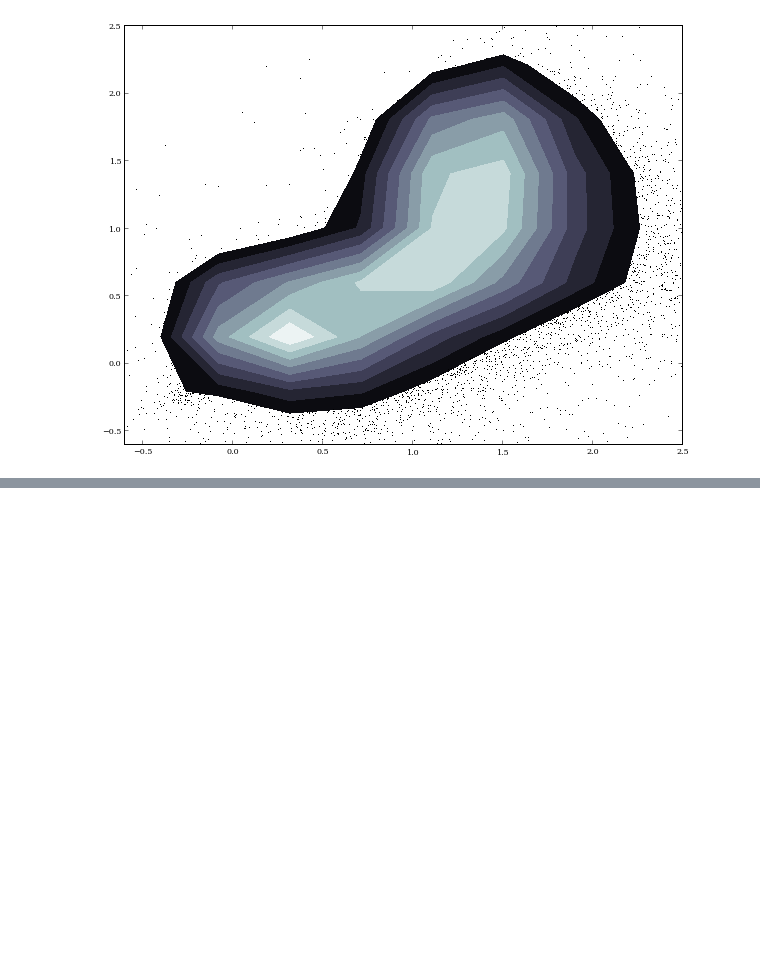
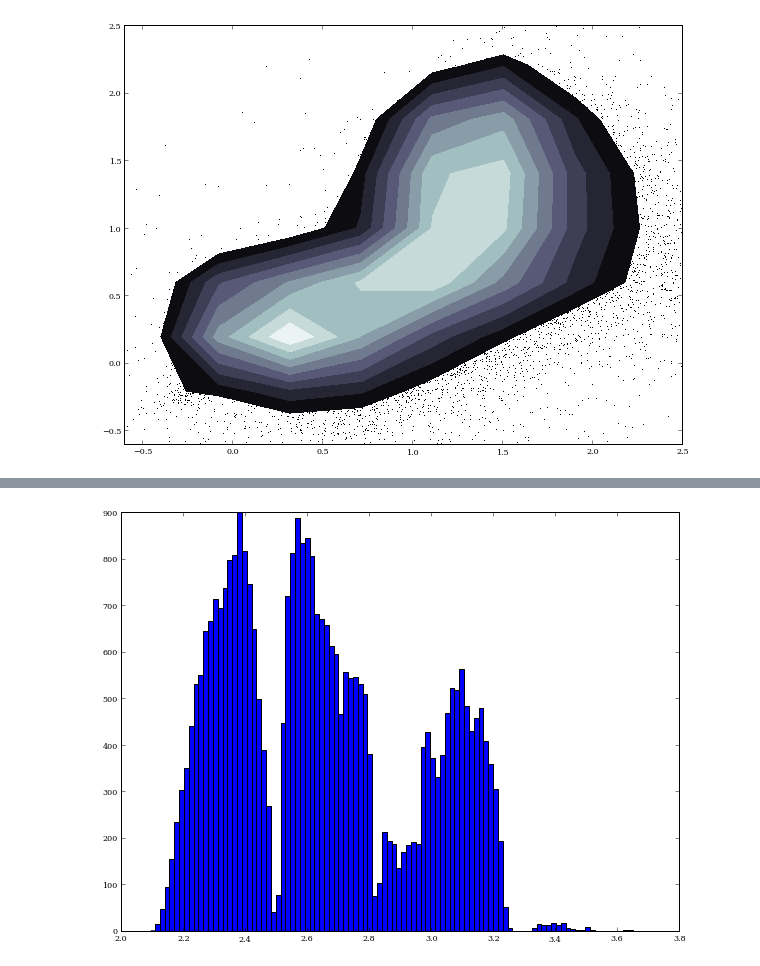
Before and after one commit to dschimin/soma, a Jupyter notebook: Week1/Plotting Data.ipynb, the cells around one changed output, grey strips where cells are left out. Saved outputs shown, nothing was run; the diff lists cells and outputs as text; code cells hidden in the pictures; blank space fills up the shorter version.

```diff
--- a/Week1/Plotting Data.ipynb
+++ b/Week1/Plotting Data.ipynb
@@ -131,0 +153,6 @@ plt.show()
+# %%
+fig, ax = plt.subplots(figsize=(10,7.5))
+
+ax.hist(a,bins=100);
+# %% [output]
+[figure, added]
```
Also changed, not shown: parts of 6 cells of this notebook.
